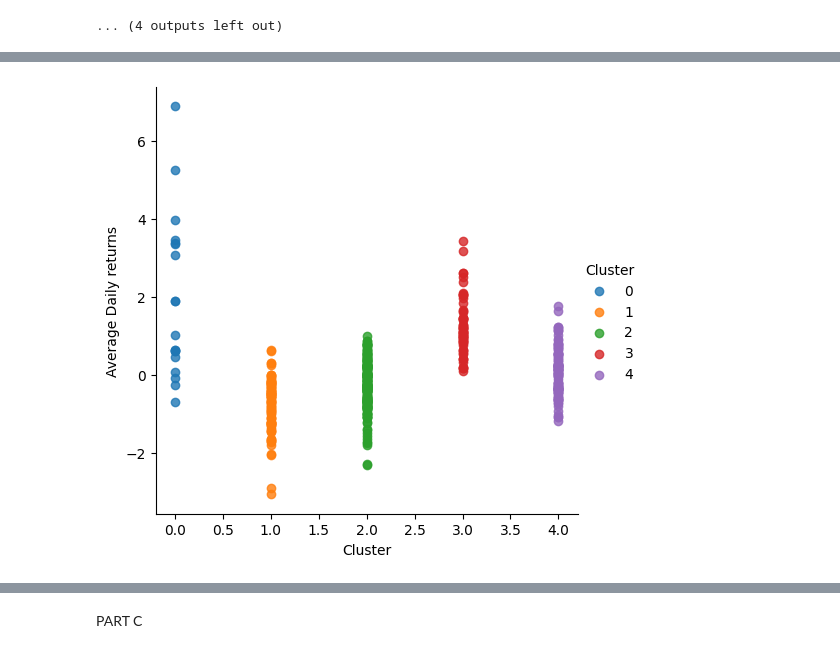
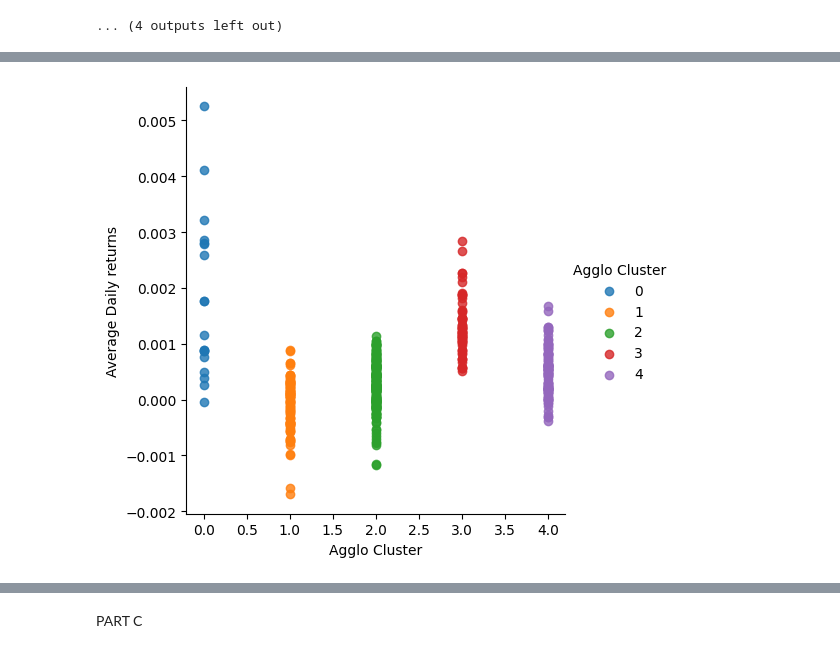
Before and after one commit to abdullaawad/Data-Warehousing-Coursework, a Jupyter notebook: DWCoursework.ipynb, the cells around one changed output, grey strips where cells are left out. Drawn from its saved outputs; the diff is of its cells as text; code cells hidden in the pictures.

```diff
--- a/DWCoursework.ipynb
+++ b/DWCoursework.ipynb
@@ -738,9 +738,9 @@ legend=True, legend_out=True);
 # %%
 import seaborn as sns
-cluster5 = sns.lmplot(data=all_dim_scaled, x='Cluster', y='Average Daily returns', hue='Cluster',
+cluster5 = sns.lmplot(data=all_dim, x='Agglo Cluster', y='Average Daily returns', hue='Agglo Cluster',
 legend=True, legend_out=True);
 # %% [output]
-[figure, old version]
+[figure, new version]
 # %%
 from sklearn.cluster import KMeans
 from sklearn.metrics import silhouette_score
```
Also changed, not shown: parts of 29 cells of this notebook.
